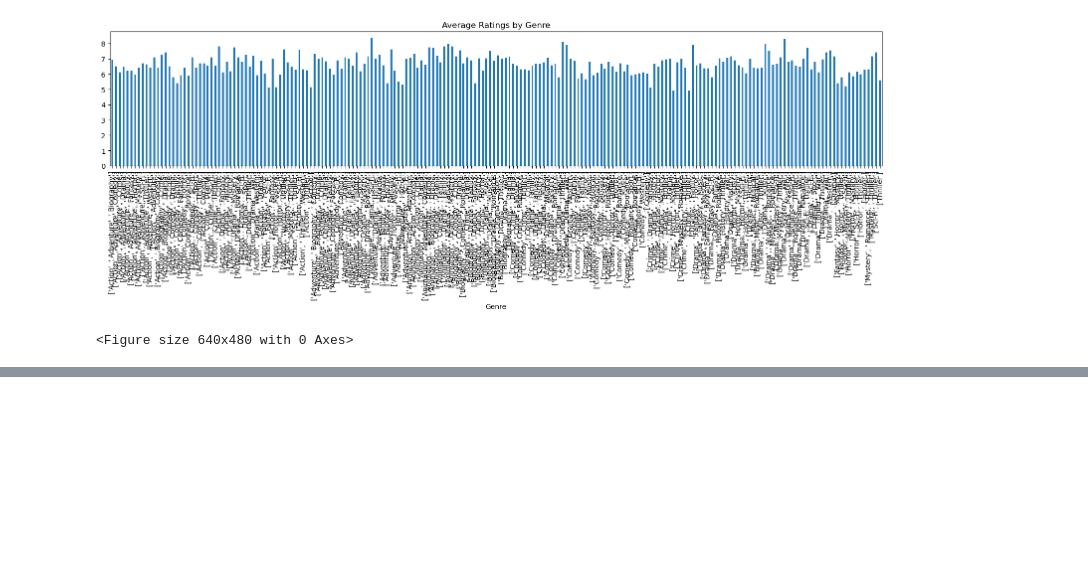
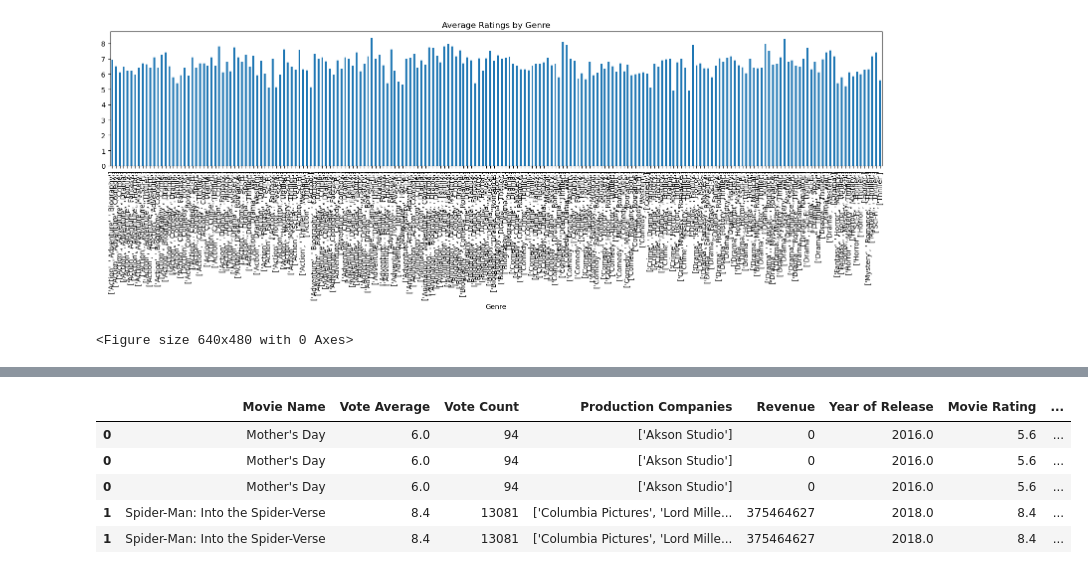
Before and after one commit to rackhamsauer/Project-1, a Jupyter notebook: Micheal playground.ipynb, the cells around one changed output, grey strips where cells are left out. Cells and saved outputs as stored; diff of their text form; code cells hidden in the pictures; blank space fills up the shorter version.

```diff
--- a/Micheal playground.ipynb
+++ b/Micheal playground.ipynb
@@ -77,0 +86,15 @@ correlation = average_ratings_by_genre['']
+# %%
+
+filtered_df['Genre'] = filtered_df['Genre'].apply(literal_eval)
+
+split_data = filtered_df.explode('Genre')
+
+
+split_data.head()
+# %% [output]
+|  | Movie Name | Vote Average | Vote Count | Production Companies | Revenue | Year of Release | Movie Rating | ... |
+| 0 | Mother's Day | 6.0 | 94 | ['Akson Studio'] | 0 | 2016.0 | 5.6 | ... |
+| 0 | Mother's Day | 6.0 | 94 | ['Akson Studio'] | 0 | 2016.0 | 5.6 | ... |
+| 0 | Mother's Day | 6.0 | 94 | ['Akson Studio'] | 0 | 2016.0 | 5.6 | ... |
+| 1 | Spider-Man: Into the Spider-Verse | 8.4 | 13081 | ['Columbia Pictures', 'Lord Mille... | 375464627 | 2018.0 | 8.4 | ... |
+| 1 | Spider-Man: Into the Spider-Verse | 8.4 | 13081 | ['Columbia Pictures', 'Lord Mille... | 375464627 | 2018.0 | 8.4 | ... |
```
Also changed, not shown: parts of 17 cells of this notebook.
